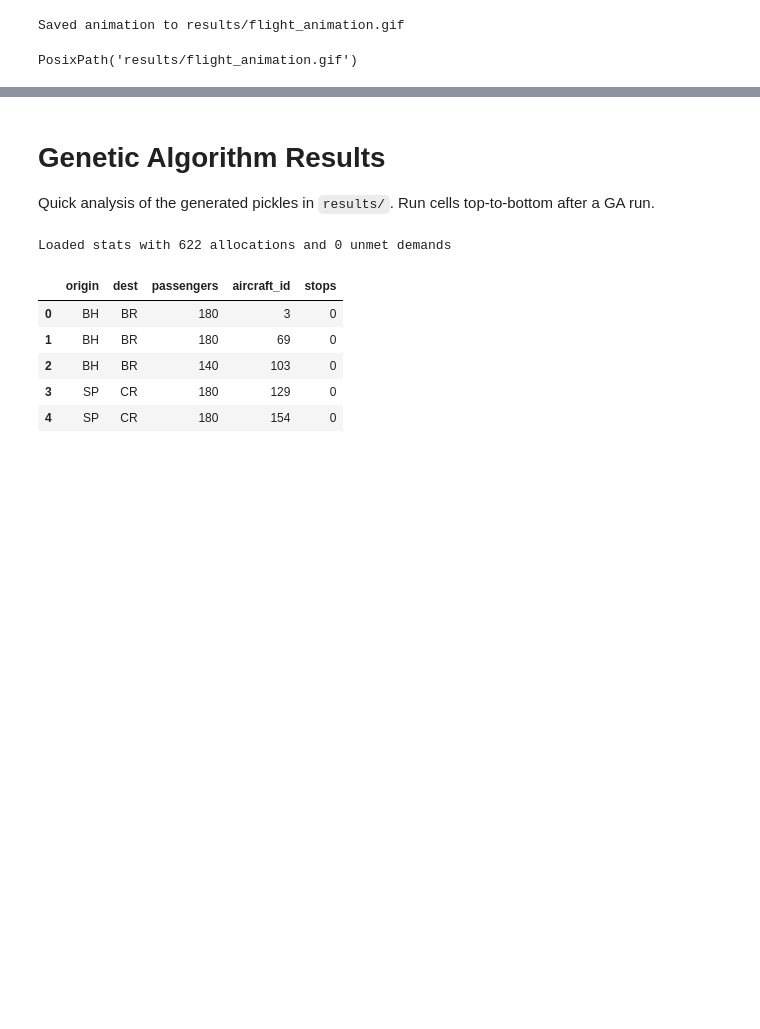
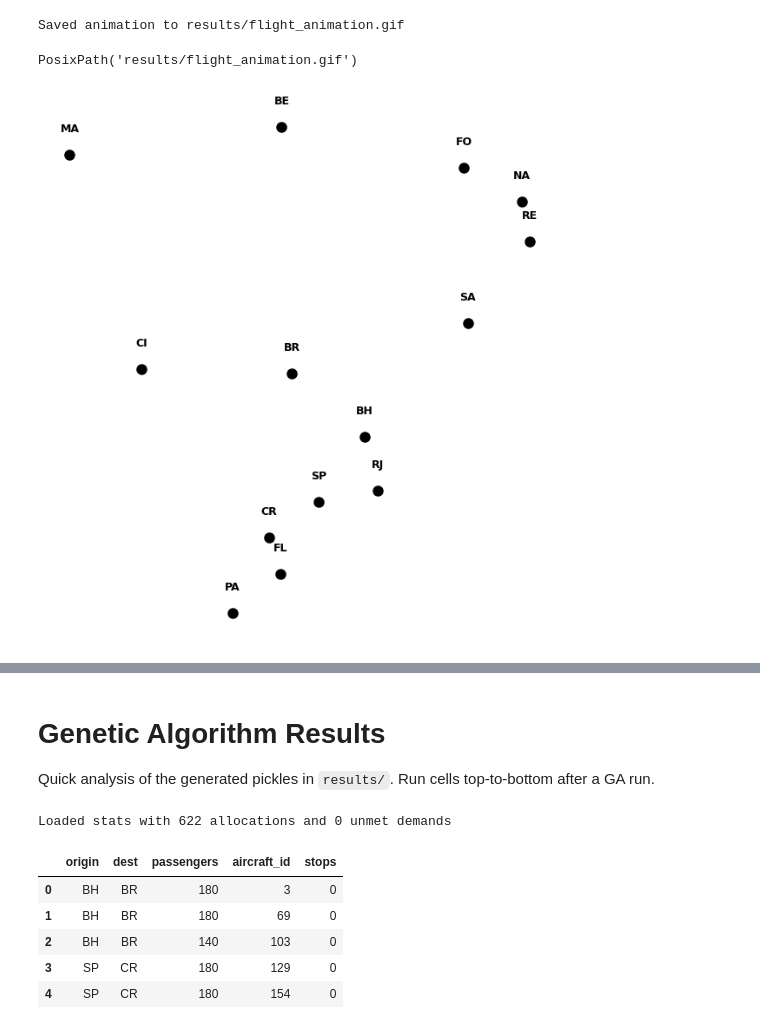
Before and after one commit to DaviGiordano/air-traffic-allocation-genetic-algorithm, a Jupyter notebook: notebooks/1. Results.ipynb, the cells around one changed output, grey strips where cells are left out. Cells and saved outputs as stored; diff of their text form; code cells hidden in the pictures; blank space fills up the shorter version.

```diff
--- a/notebooks/1. Results.ipynb
+++ b/notebooks/1. Results.ipynb
@@ -22,6 +22,7 @@ from src.core.route_scheduler import RouteScheduler
 # Load data and chromosome
 airport_codes, route_durations, demand_list = load_all_data("data")
 airports_df = pd.read_csv("data/airports.csv")
+airports_df["code"] = airports_df["code"].fillna("NA")
 code_to_latlon = {row.code: (float(row.lat), float(row.lon)) for _, row in airports_df.iterrows()}
 best_chromosome = pd.read_pickle("results/best_chromosome.pkl")
 
@@ -105,0 +130,41 @@ PosixPath('results/flight_animation.gif')
+# %%
+events = []  # each: dict(origin, dest, dep, arr)
+for aid, route in enumerate(best_chromosome.get_routes()):
+    airports = route.get_airports()
+    if len(airports) < 2:
+        continue
+    schedule = RouteScheduler.compute_schedule(route, route_durations)
+    # schedule[i] = (dep_time, dest, arr_time) for leg airports[i] -> airports[i+1]
+    for i, (dep_time, dest, arr_time) in enumerate(schedule):
+        origin = airports[i]
+        events.append({"aid": aid, "origin": origin, "dest": dest, "dep": dep_time, "arr": arr_time})
+# %%
+lats = [code_to_latlon.get(c, (0, 0))[0] for c in airport_codes]
+lons = [code_to_latlon.get(c, (0, 0))[1] for c in airport_codes]
+lat_min, lat_max = min(lats)-10, max(lats)+10
+lon_min, lon_max = min(lons)-10, max(lons)+10
+def norm(val, vmin, vmax):
+    return 0.0 if vmax == vmin else (val - vmin) / (vmax - vmin)
+positions = {}
+for code in airport_codes:
+    lat, lon = code_to_latlon.get(code, (0, 0))
+    x = (norm(lon, lon_min, lon_max) - 0.5) * 2
+    y = (norm(lat, lat_min, lat_max) - 0.5) * 2
+    positions[code] = (x, y)
+# %%
+# Time grid (minutes from earliest dep to latest arr)
+min_time = min(e["dep"] for e in events)
+max_time = max(e["arr"] for e in events)
+step = 5  # minutes per frame
+frames = list(range(min_time, max_time + step, step))
+
+fig, ax = plt.subplots(figsize=(8, 8))
+ax.set_aspect("equal")
+ax.axis("off")
+
+# Draw airports
+for code, (x, y) in positions.items():
+    ax.plot(x, y, "ko", markersize=8)
+    ax.text(x, y + 0.05, code, ha="center", va="bottom", fontsize=9, fontweight="bold")
+# %% [output]
+[figure, added]
```
Also changed, not shown: parts of 3 cells of this notebook, 1 other file.
